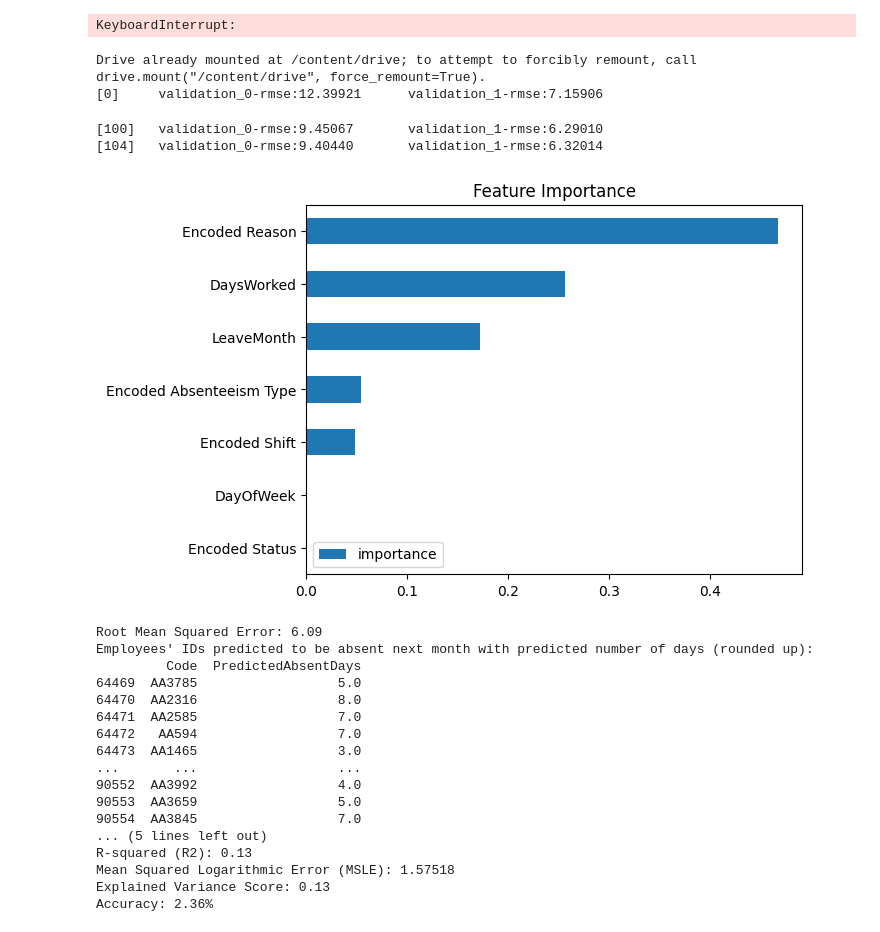
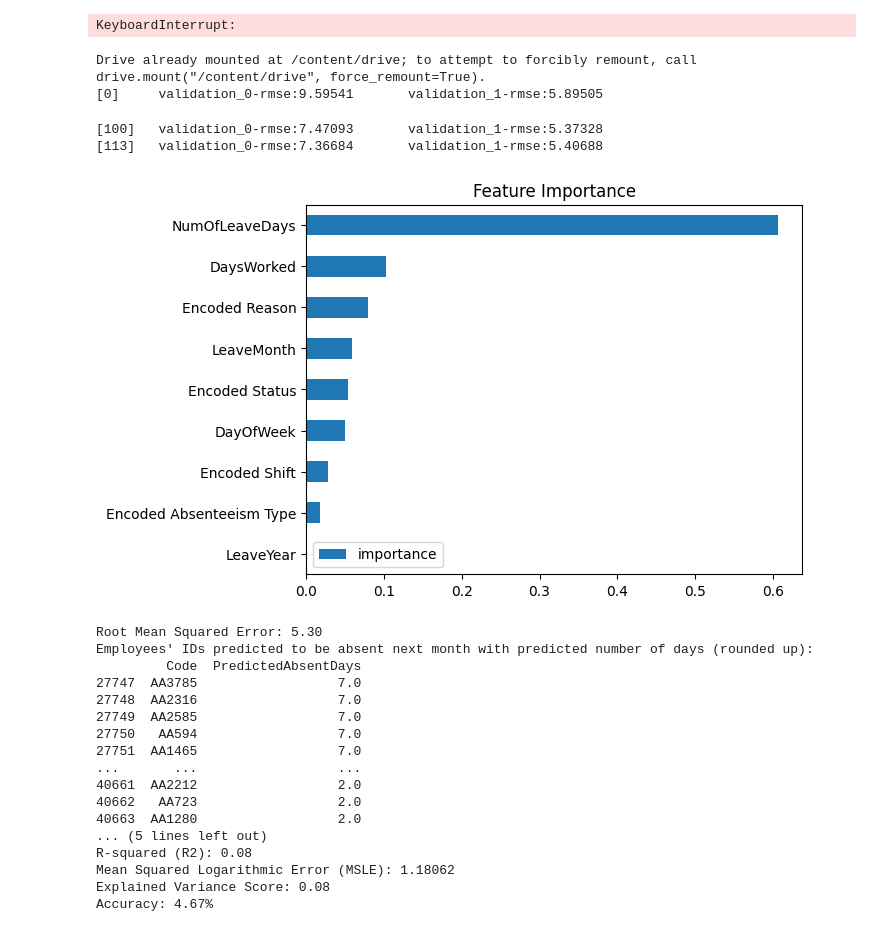
Before and after one commit to DSGP-Group-1-EAPS/SL-Apparel-Dataset, a Jupyter notebook: TimeSeries_Test_K.ipynb, the cells around one changed output. Saved outputs shown, nothing was run; the diff lists cells and outputs as text; code cells hidden in the pictures.

```diff
--- a/TimeSeries_Test_K.ipynb
+++ b/TimeSeries_Test_K.ipynb
@@ -708,10 +708,10 @@ from google.colab import drive
 drive.mount('/content/drive')
 
 # Reading the preprocessed data from the specified location
-df = pd.read_excel('/content/drive/MyDrive/DSGP_COURSEWORK/SL Apparel Dataset model/preprocessed_data_new.xlsx')
+df = pd.read_excel('/content/drive/MyDrive/DSGP_COURSEWORK/SL Apparel Dataset model/Dataset/preprocessed_data_new.xlsx')
 
 # Define features and target variable
-features = ['Encoded Reason', 'Encoded Status', 'Encoded Absenteeism Type', 'Encoded Shift', 'DaysWorked', 'DayOfWeek', 'LeaveMonth']
+features = ['Encoded Reason', 'Encoded Status', 'Encoded Absenteeism Type', 'Encoded Shift', 'DaysWorked', 'DayOfWeek', 'LeaveMonth', 'LeaveYear', 'NumOfLeaveDays']
 target = 'LeavesNextMonth'
 
 # Split data into training and testing sets
@@ -760,51 +760,51 @@ print(predicted_absentees)
 
 
 
 from sklearn.metrics import mean_absolute_error, r2_score, mean_squared_log_error, explained_variance_score
 
 # Calculate Mean Absolute Error (MAE)
 mae = mean_absolute_error(y_test, predictions)
 print(f'Mean Absolute Error: {mae:.2f}')
 
 # Calculate R-squared (R2)
 r2 = r2_score(y_test, predictions)
 print(f'R-squared (R2): {r2:.2f}')
 
 # Calculate Mean Squared Logarithmic Error (MSLE)
 msle = mean_squared_log_error(y_test, predictions)
 print(f'Mean Squared Logarithmic Error (MSLE): {msle:.5f}')
 
 # Calculate Explained Variance Score
 explained_variance = explained_variance_score(y_test, predictions)
 print(f'Explained Variance Score: {explained_variance:.2f}')
 
 
 # Importing accuracy_score from sklearn.metrics
 from sklearn.metrics import accuracy_score
 
 # Calculate accuracy
 accuracy = accuracy_score(test['LeavesNextMonth'], predictions_rounded)
 print(f'Accuracy: {accuracy * 100:.2f}%')
 # %% [output]
 Drive already mounted at /content/drive; to attempt to forcibly remount, call drive.mount("/content/drive", force_remount=True).
-[0]     validation_0-rmse:12.39921      validation_1-rmse:7.15906
+[0]     validation_0-rmse:9.59541       validation_1-rmse:5.89505
-[100]   validation_0-rmse:9.45067       validation_1-rmse:6.29010
-[104]   validation_0-rmse:9.40440       validation_1-rmse:6.32014
+[100]   validation_0-rmse:7.47093       validation_1-rmse:5.37328
+[113]   validation_0-rmse:7.36684       validation_1-rmse:5.40688
-[figure, old version]
+[figure, new version]
-Root Mean Squared Error: 6.09
+Root Mean Squared Error: 5.30
 Employees' IDs predicted to be absent next month with predicted number of days (rounded up):
          Code  PredictedAbsentDays
-64469  AA3785                  5.0
-64470  AA2316                  8.0
-64471  AA2585                  7.0
-64472   AA594                  7.0
-64473  AA1465                  3.0
+27747  AA3785                  7.0
+27748  AA2316                  7.0
+27749  AA2585                  7.0
+27750   AA594                  7.0
+27751  AA1465                  7.0
 ...       ...                  ...
-90552  AA3992                  4.0
-90553  AA3659                  5.0
-90554  AA3845                  7.0
+40661  AA2212                  2.0
+40662   AA723                  2.0
+40663  AA1280                  2.0
 ... (5 lines left out)
-R-squared (R2): 0.13
-Mean Squared Logarithmic Error (MSLE): 1.57518
-Explained Variance Score: 0.13
-Accuracy: 2.36%
+R-squared (R2): 0.08
+Mean Squared Logarithmic Error (MSLE): 1.18062
+Explained Variance Score: 0.08
+Accuracy: 4.67%
```
